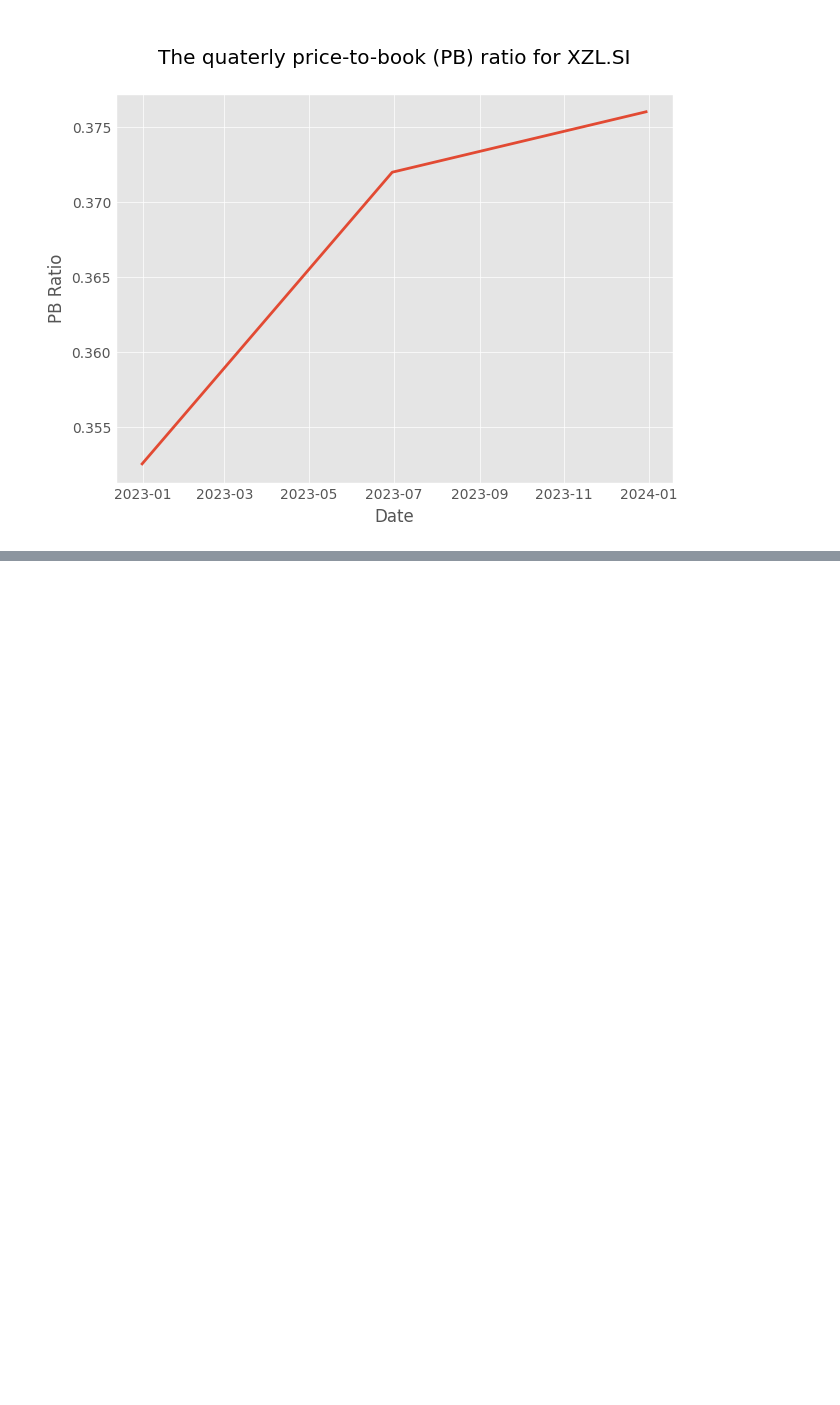
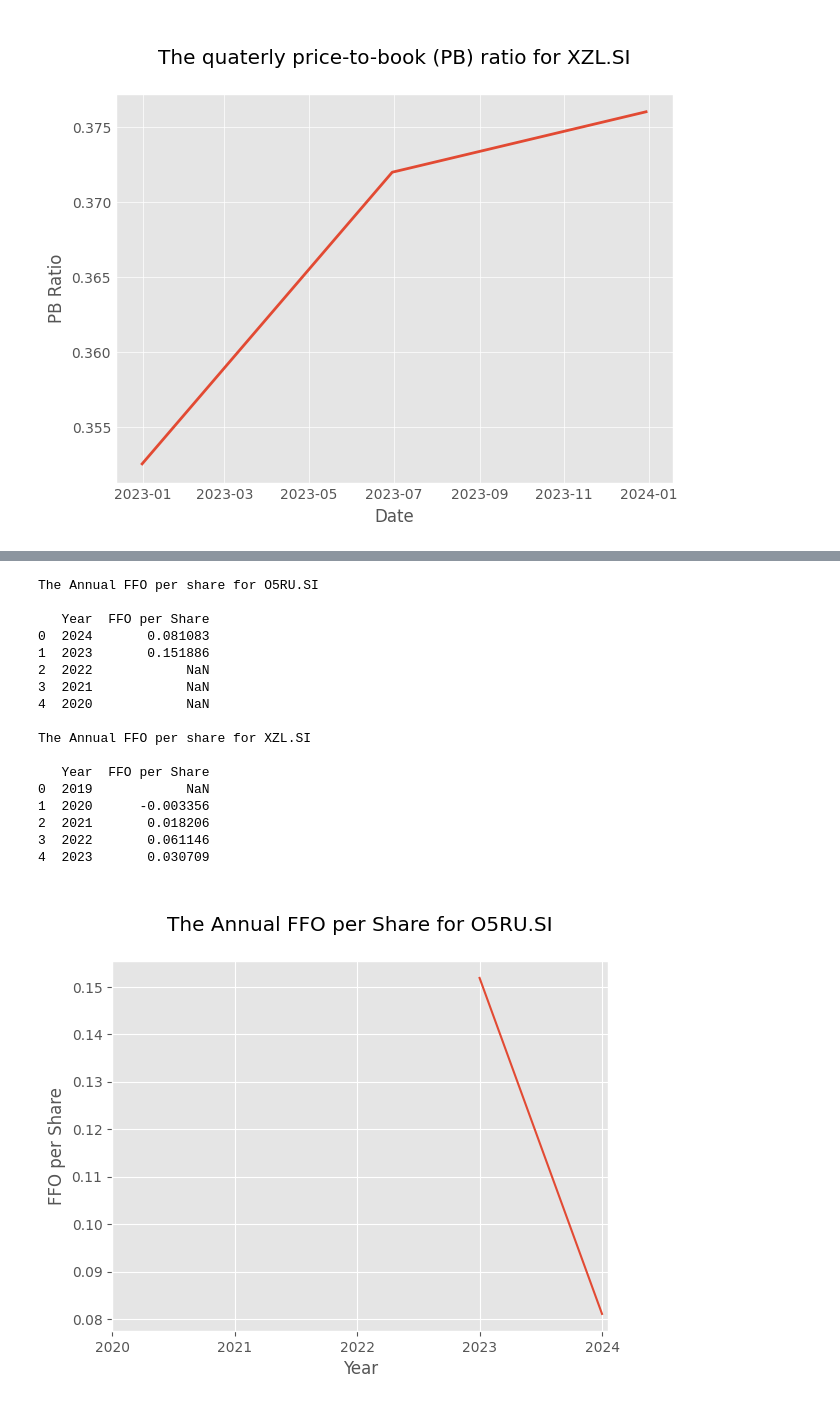
Before and after one commit to GenevieveLee/Stock-Screening-and-Recommendation-System, a Jupyter notebook: stockScreeningSystem.ipynb, the cells around one changed output, grey strips where cells are left out. Saved outputs shown, nothing was run; the diff lists cells and outputs as text; code cells hidden in the pictures; blank space fills up the shorter version.

```diff
--- a/stockScreeningSystem.ipynb
+++ b/stockScreeningSystem.ipynb
@@ -285,0 +309,57 @@ Name: Total Liabilities Net Minority Interest, dtype: object
+# %%
+# FFO (Funds From Operations)
+# FFO = Net Income + Depreciation and Amortization (Reconciled Depreciation) − Gains on Sales of Properties (Total Unusual Items Excluding Goodwill)
+
+ffo_table_all = []
+for ticker in tickers:
+    ticker = yf.Ticker(ticker)
+    ffo = ticker.income_stmt.loc['Net Income',:] + ticker.income_stmt.loc['Reconciled Depreciation',:] - ticker.income_stmt.loc['Total Unusual Items Excluding Goodwill',:]
+    ffo_ps = ffo / (ticker.balance_sheet.loc['Ordinary Shares Number',:])
+
+ffo_per_share_table_all = []
+for ticker in tickers:
+    ticker = yf.Ticker(ticker)
+    ffo_per_share = ((ticker.income_stmt.loc['Net Income',:] + ticker.income_stmt.loc['Reconciled Depreciation',:] - ticker.income_stmt.loc['Total Unusual Items Excluding Goodwill',:])/(ticker.balance_sheet.loc['Ordinary Shares Number',:])).astype(float)
+    ffo_per_share_table = pd.DataFrame({'Year': ffo_per_share.index.year, 'FFO per Share': ffo_per_share.values})
+    ffo_per_share_table_all.append(ffo_per_share_table)
+
+for i, ffo_per_share_table in enumerate(ffo_per_share_table_all):
+    print(f"\n{'The Annual FFO per share for'} {tickers[i]}\n")
+    print(ffo_per_share_table)
+
+for i, ffo_per_share_table in enumerate(ffo_per_share_table_all):
+    plt.plot(ffo_per_share_table['Year'], ffo_per_share_table['FFO per Share'])
+    plt.xlabel('Year')
+    plt.ylabel('FFO per Share')
+    plt.title(f"\n{'The Annual FFO per Share for'} {tickers[i]}\n")
+    plt.xticks(ffo_per_share_table_all[0]['Year'].unique())
+    plt.show()
+
+for i, ffo_per_share_table in enumerate(ffo_per_share_table_all):
+    plt.plot(ffo_per_share_table['Year'], ffo_per_share_table['FFO per Share'], label=tickers[i])
+
+plt.xlabel('Year')
+plt.ylabel('FFO per Share')
+plt.title('Comparison of Annual FFO per Share')
+plt.xticks(ffo_per_share_table_all[0]['Year'].unique())
+plt.legend()
+plt.show()
+# %% [output]
+The Annual FFO per share for O5RU.SI
+
+   Year  FFO per Share
+0  2024       0.081083
+1  2023       0.151886
+2  2022            NaN
+3  2021            NaN
+4  2020            NaN
+
+The Annual FFO per share for XZL.SI
+
+   Year  FFO per Share
+0  2019            NaN
+1  2020      -0.003356
+2  2021       0.018206
+3  2022       0.061146
+4  2023       0.030709
+[figure, added]
```
Also changed, not shown: parts of 6 cells of this notebook.
